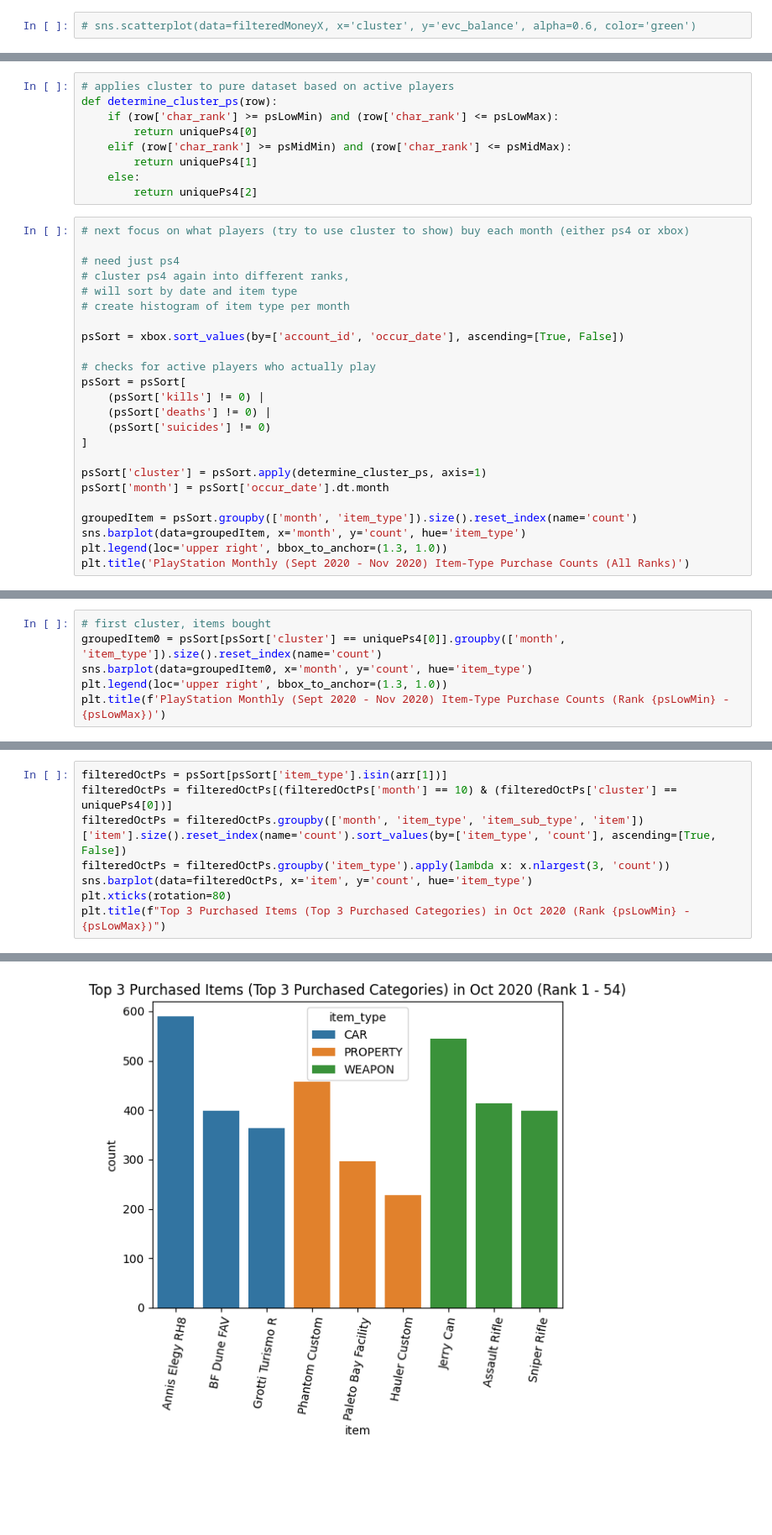
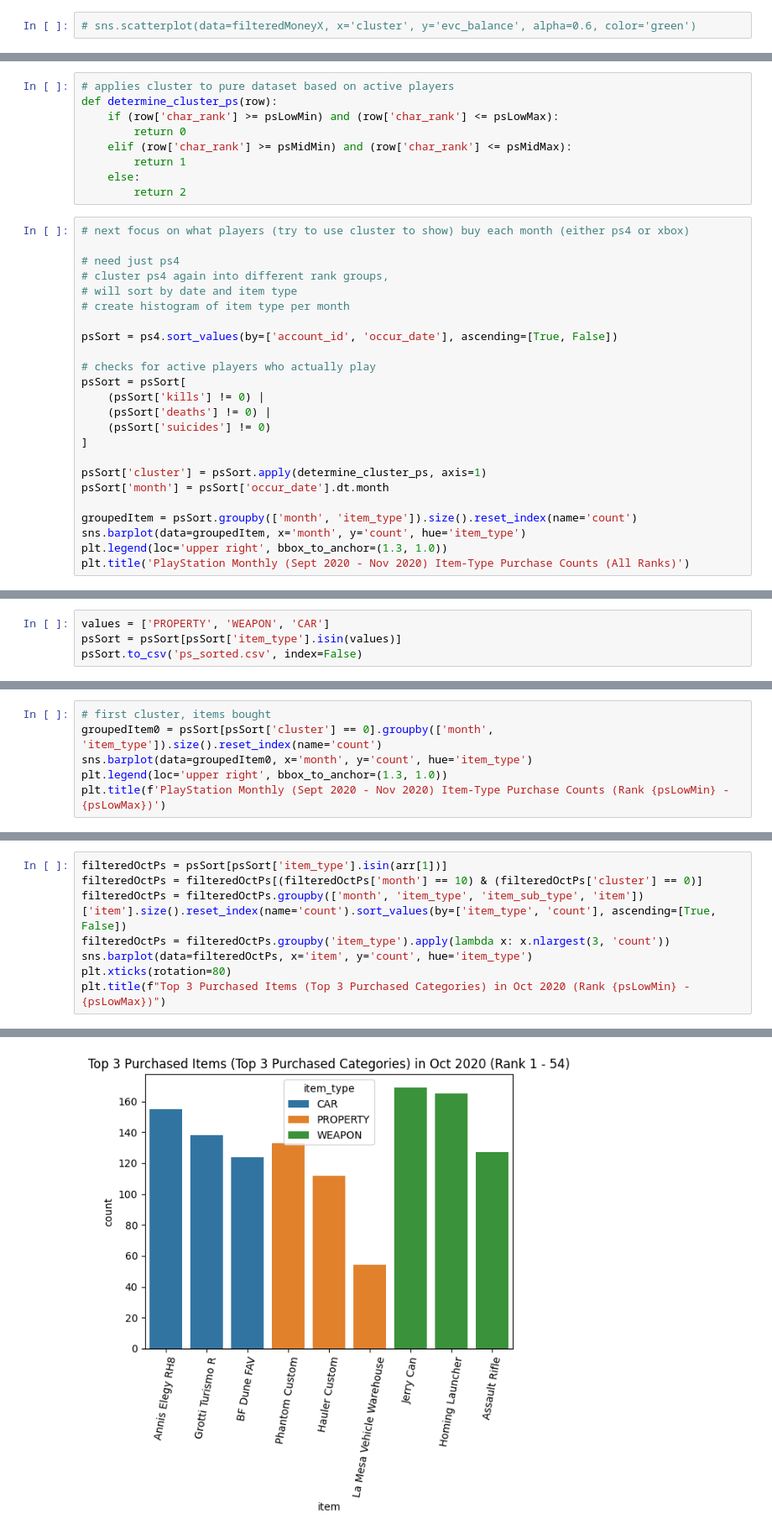
Before and after one commit to SaulTopete/gta-analysis, a Jupyter notebook: rockstar_datathon.ipynb, the cells around one changed output, grey strips where cells are left out. Shown at 84% size. Cells and saved outputs as stored; diff of their text form; blank space fills up the shorter version.

```diff
--- a/rockstar_datathon.ipynb
+++ b/rockstar_datathon.ipynb
@@ -445,20 +467,20 @@ The `scale` parameter has been renamed and will be removed in v0.15.0. Pass `den
 # applies cluster to pure dataset based on active players
 def determine_cluster_ps(row):
     if (row['char_rank'] >= psLowMin) and (row['char_rank'] <= psLowMax):
-        return uniquePs4[0]
+        return 0
     elif (row['char_rank'] >= psMidMin) and (row['char_rank'] <= psMidMax):
-        return uniquePs4[1]
+        return 1
     else:
-        return uniquePs4[2]
+        return 2
 # %%
 # next focus on what players (try to use cluster to show) buy each month (either ps4 or xbox)
 
 # need just ps4
-# cluster ps4 again into different ranks,
+# cluster ps4 again into different rank groups,
 # will sort by date and item type
 # create histogram of item type per month
 
-psSort = xbox.sort_values(by=['account_id', 'occur_date'], ascending=[True, False])
+psSort = ps4.sort_values(by=['account_id', 'occur_date'], ascending=[True, False])
 
 # checks for active players who actually play
 psSort = psSort[
@@ -480,3 +502,7 @@ Text(0.5, 1.0, 'PlayStation Monthly (Sept 2020 - Nov 2020) Item-Type Purchase Co
+# %%
+values = ['PROPERTY', 'WEAPON', 'CAR']
+psSort = psSort[psSort['item_type'].isin(values)]
+psSort.to_csv('ps_sorted.csv', index=False)
 # %%
 # THIS IS FOR HIGHEST PURCHASED ITEMS FOR ALL RANKS
 
@@ -529,6 +557,6 @@ Text(0.5, 1.0, 'Top 3 Purchased Items (Top 3 Purchased Categories) in Nov 2020')
 # %%
 # first cluster, items bought
-groupedItem0 = psSort[psSort['cluster'] == uniquePs4[0]].groupby(['month', 'item_type']).size().reset_index(name='count')
+groupedItem0 = psSort[psSort['cluster'] == 0].groupby(['month', 'item_type']).size().reset_index(name='count')
 sns.barplot(data=groupedItem0, x='month', y='count', hue='item_type')
 plt.legend(loc='upper right', bbox_to_anchor=(1.3, 1.0))
 plt.title(f'PlayStation Monthly (Sept 2020 - Nov 2020) Item-Type Purchase Counts (Rank {psLowMin} - {psLowMax})')
@@ -560,13 +588,13 @@ Text(0.5, 1.0, 'Top 3 Purchased Items (Top 3 Purchased Categories) in Sept 2020
 # %%
 filteredOctPs = psSort[psSort['item_type'].isin(arr[1])]
-filteredOctPs = filteredOctPs[(filteredOctPs['month'] == 10) & (filteredOctPs['cluster'] == uniquePs4[0])]
+filteredOctPs = filteredOctPs[(filteredOctPs['month'] == 10) & (filteredOctPs['cluster'] == 0)]
 filteredOctPs = filteredOctPs.groupby(['month', 'item_type', 'item_sub_type', 'item'])['item'].size().reset_index(name='count').sort_values(by=['item_type', 'count'], ascending=[True, False])
 filteredOctPs = filteredOctPs.groupby('item_type').apply(lambda x: x.nlargest(3, 'count'))
 sns.barplot(data=filteredOctPs, x='item', y='count', hue='item_type')
 plt.xticks(rotation=80)
 plt.title(f"Top 3 Purchased Items (Top 3 Purchased Categories) in Oct 2020 (Rank {psLowMin} - {psLowMax})")
 # %% [output]
 Text(0.5, 1.0, 'Top 3 Purchased Items (Top 3 Purchased Categories) in Oct 2020 (Rank 1 - 54)')
-[figure, old version]
+[figure, new version]
 # %%
 filteredNovPs = psSort[psSort['item_type'].isin(arr[2])]
```
Also changed, not shown: parts of 26 cells of this notebook, 8 other files.
